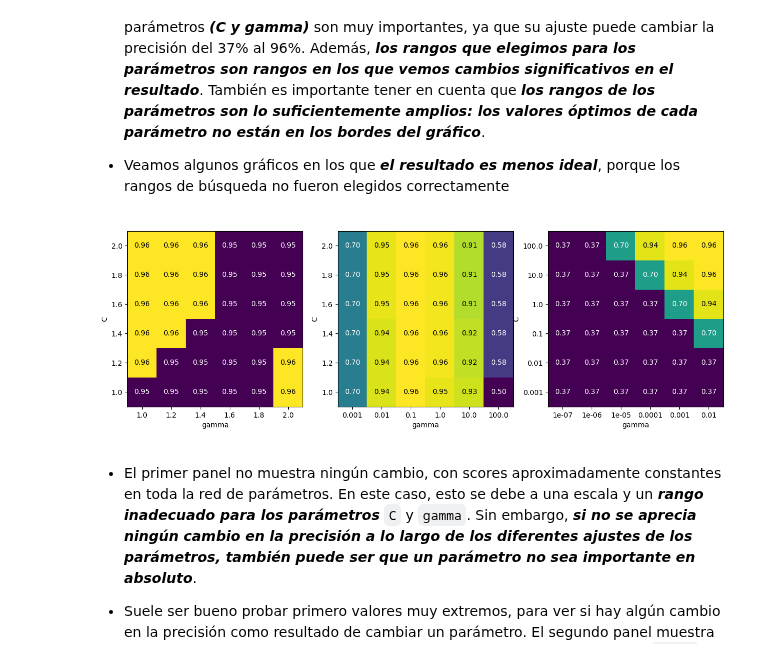
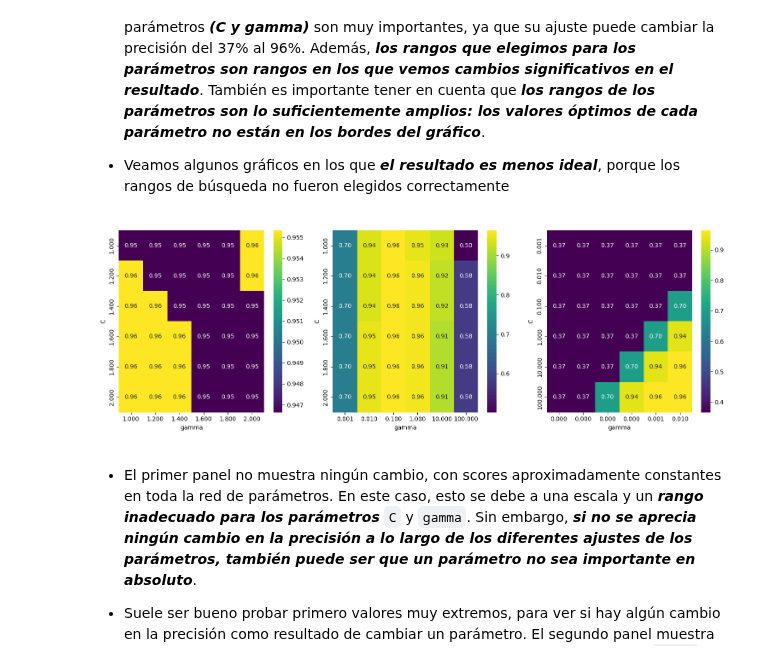
Before and after one commit to lihkir/MachineLearning, a Jupyter notebook: _sources/model_evaluation.ipynb, the cells around one changed output. Cells and saved outputs as stored; diff of their text form; code cells hidden in the pictures.

```diff
--- a/_sources/model_evaluation.ipynb
+++ b/_sources/model_evaluation.ipynb
@@ -599,24 +616,30 @@ import matplotlib.pyplot as plt
 # %%
-fig, axes = plt.subplots(1, 3, figsize=(15, 5))
-
 param_grid_linear = {'C': np.linspace(1, 2, 6), 'gamma': np.linspace(1, 2, 6)}
 param_grid_one_log = {'C': np.linspace(1, 2, 6), 'gamma': np.logspace(-3, 2, 6)}
 param_grid_range = {'C': np.logspace(-3, 2, 6), 'gamma': np.logspace(-7, -2, 6)}
+
+fig, axes = plt.subplots(1, 3, figsize=(15, 5))
 
 for param_grid, ax in zip([param_grid_linear, param_grid_one_log, param_grid_range], axes):
     grid_search = GridSearchCV(SVC(), param_grid, cv=5)
     grid_search.fit(X_train, y_train)
     scores = grid_search.cv_results_['mean_test_score'].reshape(6, 6)
 
-    scores_image = mglearn.tools.heatmap(scores,
-                                         xlabel='gamma',
-                                         ylabel='C',
-                                         xticklabels=param_grid['gamma'],
-                                         yticklabels=param_grid['C'],
-                                         cmap="viridis",
-                                         ax=ax)
+    xticklabels = [round(val, 3) for val in param_grid['gamma']]
+    yticklabels = [round(val, 3) for val in param_grid['C']]
+
+    sns.heatmap(scores, annot=True, fmt=".2f", cmap="viridis", ax=ax)
+
+    ax.set_xticklabels([f"{val:.3f}" for val in xticklabels])
+    ax.set_yticklabels([f"{val:.3f}" for val in yticklabels])
+
+    ax.set_xlabel("gamma")
+    ax.set_ylabel("C")
+
+plt.tight_layout()
+plt.show()
 # %% [output]
-[figure, old version]
+[figure, new version]
 # %% [markdown]
 - El primer panel no muestra ningún cambio, con scores aproximadamente constantes en toda la red de parámetros. En este caso, esto se debe a una escala y un ***rango inadecuado para los parámetros*** `C` y `gamma`. Sin embargo, ***si no se aprecia ningún cambio en la precisión a lo largo de los diferentes ajustes de los parámetros, también puede ser que un parámetro no sea importante en absoluto***.
 
```
Also changed, not shown: parts of 63 cells of this notebook, 15 other files.
